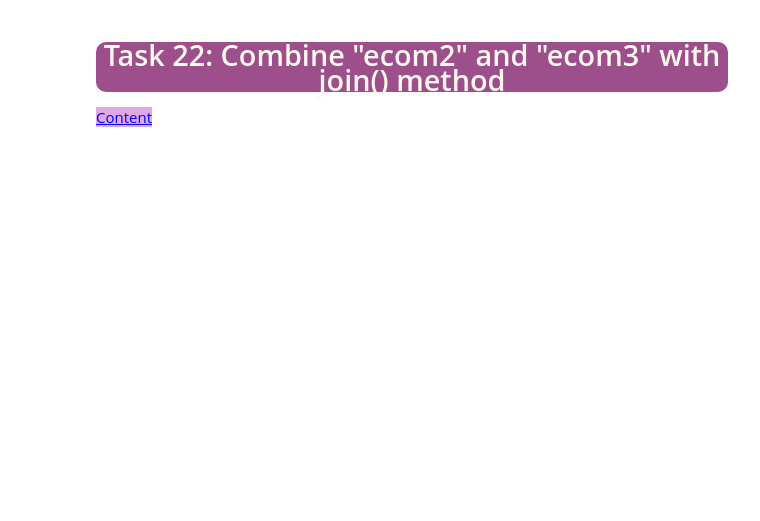
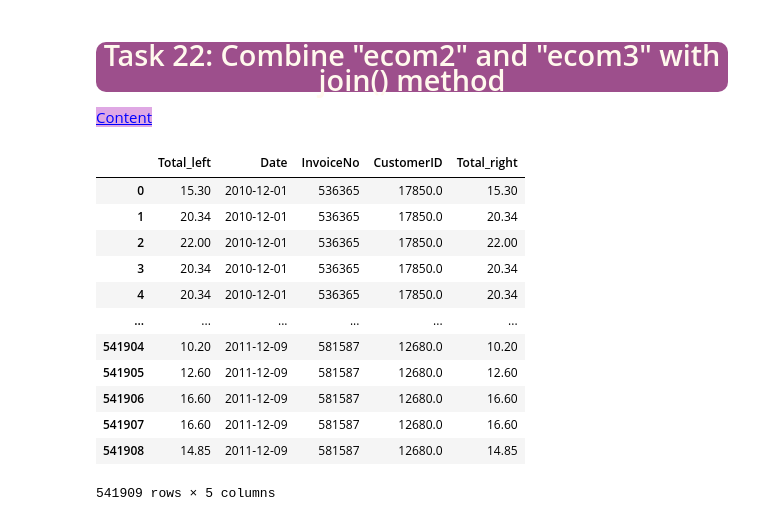
Before and after one commit to muhsinayaz/Assignment, a Jupyter notebook: 16-08-2022/Assignment_02_Student.ipynb, the cells around one changed output. Cells and saved outputs as stored; diff of their text form; code cells hidden in the pictures; blank space fills up the shorter version.

```diff
--- a/16-08-2022/Assignment_02_Student.ipynb
+++ b/16-08-2022/Assignment_02_Student.ipynb
@@ -938,6 +1081,21 @@ Desired Output:
 style="color:blue; background-color:#dfa8e4" data-toggle="popover">Content</a>
 # %%
 # YOUR CODE IS HERE
+ecom2.join(ecom3, lsuffix='_left', rsuffix='_right')
+# %% [output]
+|  | Total_left | Date | InvoiceNo | CustomerID | Total_right |
+| 0 | 15.30 | 2010-12-01 | 536365 | 17850.0 | 15.30 |
+| 1 | 20.34 | 2010-12-01 | 536365 | 17850.0 | 20.34 |
+| 2 | 22.00 | 2010-12-01 | 536365 | 17850.0 | 22.00 |
+| 3 | 20.34 | 2010-12-01 | 536365 | 17850.0 | 20.34 |
+| 4 | 20.34 | 2010-12-01 | 536365 | 17850.0 | 20.34 |
+| ... | ... | ... | ... | ... | ... |
+| 541904 | 10.20 | 2011-12-09 | 581587 | 12680.0 | 10.20 |
+| 541905 | 12.60 | 2011-12-09 | 581587 | 12680.0 | 12.60 |
+| 541906 | 16.60 | 2011-12-09 | 581587 | 12680.0 | 16.60 |
+| 541907 | 16.60 | 2011-12-09 | 581587 | 12680.0 | 16.60 |
+| 541908 | 14.85 | 2011-12-09 | 581587 | 12680.0 | 14.85 |
+541909 rows × 5 columns
 # %% [markdown]
 Desired Output:
 
```
Also changed, not shown: parts of 17 cells of this notebook.
